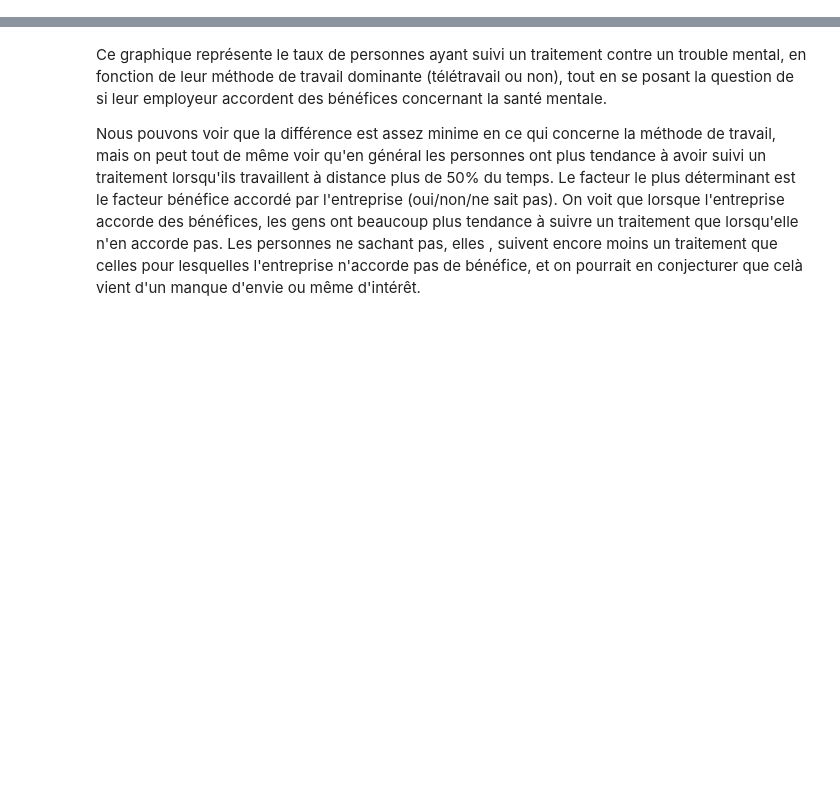
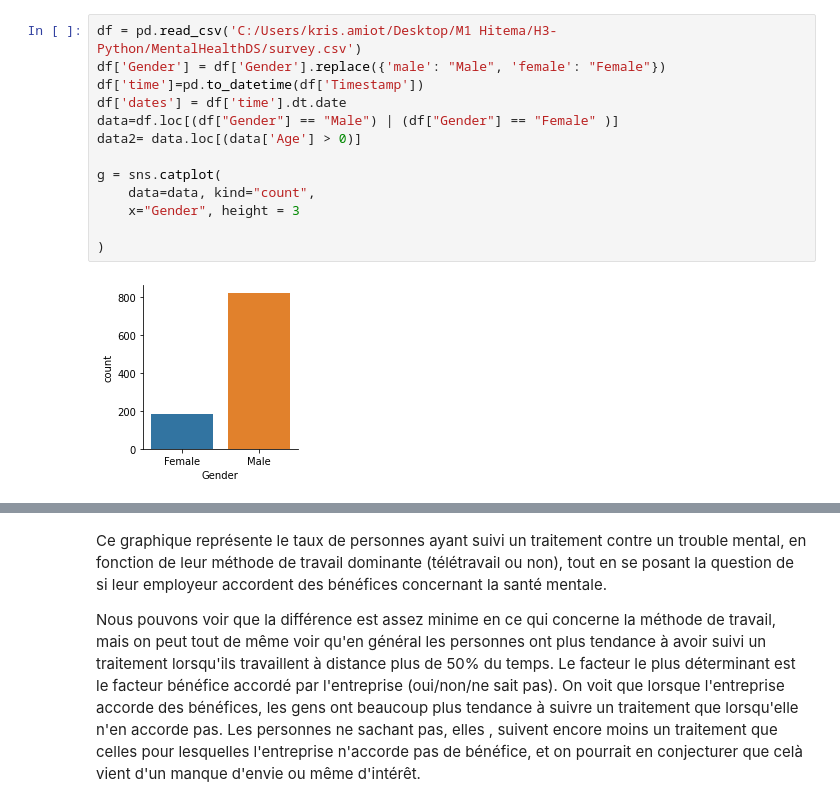
Before and after one commit to Keisoma/MentalHealthDS, a Jupyter notebook: MentalHealthDS.ipynb, the cells around one changed output, grey strips where cells are left out. Drawn from its saved outputs; the diff is of its cells as text; blank space fills up the shorter version.

```diff
--- a/MentalHealthDS.ipynb
+++ b/MentalHealthDS.ipynb
@@ -7 +9,16 @@
+# %%
+df = pd.read_csv('C:/Users/kris.amiot/Desktop/M1 Hitema/H3-Python/MentalHealthDS/survey.csv')
+df['Gender'] = df['Gender'].replace({'male': "Male", 'female': "Female"})
+df['time']=pd.to_datetime(df['Timestamp'])
+df['dates'] = df['time'].dt.date
+data=df.loc[(df["Gender"] == "Male") | (df["Gender"] == "Female" )]
+data2= data.loc[(data['Age'] > 0)]
+
+g = sns.catplot(
+    data=data, kind="count",
+    x="Gender", height = 3
+
+)
+# %% [output]
+[figure, added]
 # %% [markdown]
```
Also changed, not shown: parts of 15 cells of this notebook.
